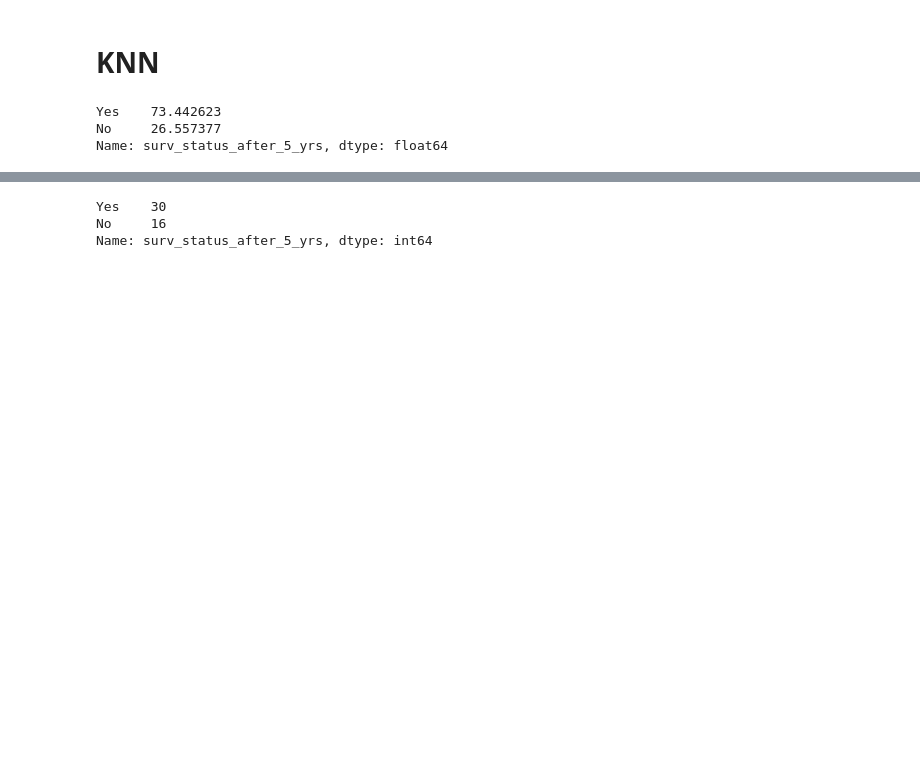
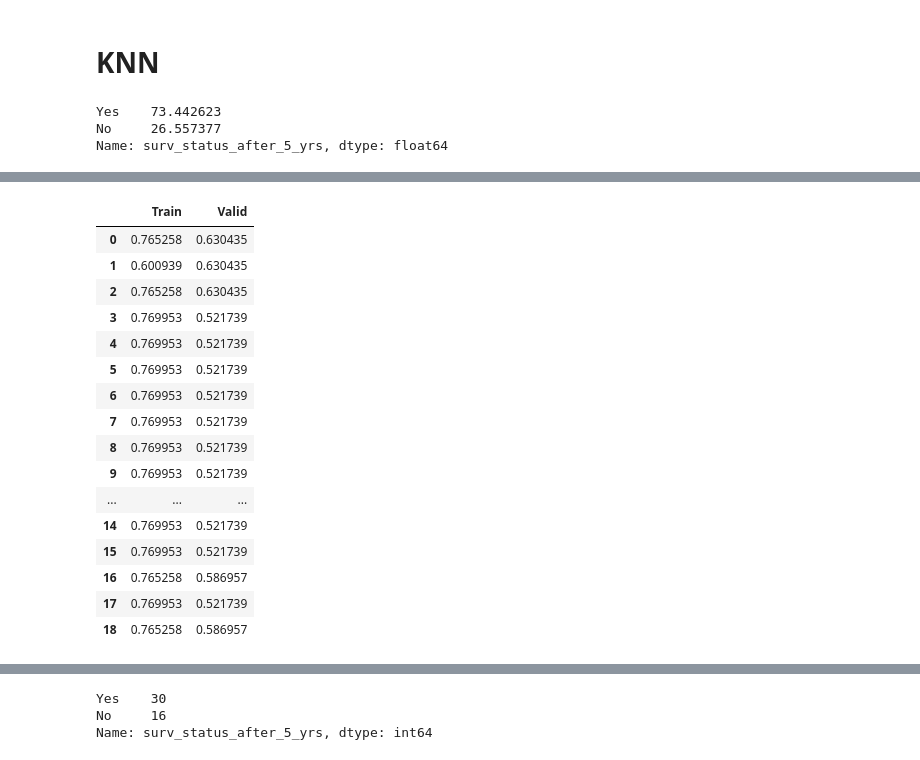
Before and after one commit to ash-captain26/Habermann-Survival, a Jupyter notebook: Habermann_survival.ipynb, the cells around one changed output, grey strips where cells are left out. Cells and saved outputs as stored; diff of their text form; code cells hidden in the pictures; blank space fills up the shorter version.

```diff
--- a/Habermann_survival.ipynb
+++ b/Habermann_survival.ipynb
@@ -521,11 +596,31 @@ X_test=model.fit_transform(X_test)
 # %%
 #teating the score withe various value of K and plotting the results
 from sklearn.neighbors import KNeighborsClassifier
 accuracy=[]
 test=[]
 for i in range(1,20):
     model= KNeighborsClassifier(n_neighbors=i, metric='minkowski', p=2 )
     model.fit(X_train, y_train)
     accuracy.append(model.score(X_train,y_train))
     test.append(model.score(X_valid,y_valid))
+frame=pd.DataFrame({'Train':accuracy,'Valid':test})
+frame
+# %% [output]
+|  | Train | Valid |
+| 0 | 0.765258 | 0.630435 |
+| 1 | 0.600939 | 0.630435 |
+| 2 | 0.765258 | 0.630435 |
+| 3 | 0.769953 | 0.521739 |
+| 4 | 0.769953 | 0.521739 |
+| 5 | 0.769953 | 0.521739 |
+| 6 | 0.769953 | 0.521739 |
+| 7 | 0.769953 | 0.521739 |
+| 8 | 0.769953 | 0.521739 |
+| 9 | 0.769953 | 0.521739 |
+| ... | ... | ... |
+| 14 | 0.769953 | 0.521739 |
+| 15 | 0.769953 | 0.521739 |
+| 16 | 0.765258 | 0.586957 |
+| 17 | 0.769953 | 0.521739 |
+| 18 | 0.765258 | 0.586957 |
 # %%
```
Also changed, not shown: parts of 39 cells of this notebook.
